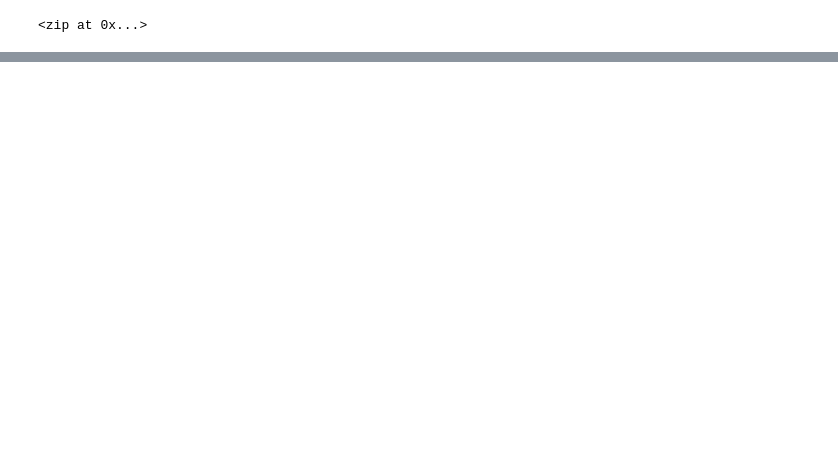
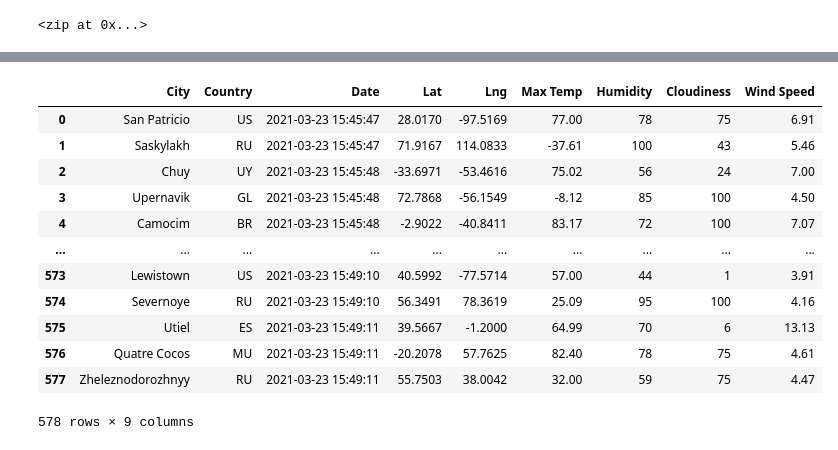
Before and after one commit to Jacqueline-Esbri/World_Weather_Analysis, a Jupyter notebook: WeatherPy.ipynb, the cells around one changed output, grey strips where cells are left out. Cells and saved outputs as stored; diff of their text form; code cells hidden in the pictures; blank space fills up the shorter version.

```diff
--- a/WeatherPy.ipynb
+++ b/WeatherPy.ipynb
@@ -61,0 +73,4 @@ len(cities)
+# %%
+# Starting URL for Weather Map API Call.
+url = "http://api.openweathermap.org/data/2.5/weather?units=Imperial&APPID=" + weather_api_key
+print(url)
@@ -61,0 +223,6 @@ len(cities)
+# %%
+#[6]
+
+# Convert the array of dictionaries to a Pandas DataFrame.
+city_data_df = pd.DataFrame(city_data)
+city_data_df.head(10)
@@ -61,0 +241,30 @@ len(cities)
+# %%
+# Next, we'll reorder the columns as City, Country,
+# Date, Lat, Lng, Max Temp, Humidity, Cloudiness, and Wind Speed,
+# so they are easy to read.
+
+# Recall that to reorder the columns, we assign a variable to an array
+# of the columns in the order we want them to appear:
+
+# new_column_order = ["column2", "column4", "column1"]
+
+# Then, we assign a new or the same DataFrame with new column order:
+
+# df = df[new_column_order]
+
+city_data_df = city_data_df[["City", "Country", "Date", "Lat", "Lng", "Max Temp", "Humidity", "Cloudiness", "Wind Speed"]]
+city_data_df
+# %% [output]
+|  | City | Country | Date | Lat | Lng | Max Temp | Humidity | Cloudiness | Wind Speed |
+| 0 | San Patricio | US | 2021-03-23 15:45:47 | 28.0170 | -97.5169 | 77.00 | 78 | 75 | 6.91 |
+| 1 | Saskylakh | RU | 2021-03-23 15:45:47 | 71.9167 | 114.0833 | -37.61 | 100 | 43 | 5.46 |
+| 2 | Chuy | UY | 2021-03-23 15:45:48 | -33.6971 | -53.4616 | 75.02 | 56 | 24 | 7.00 |
+| 3 | Upernavik | GL | 2021-03-23 15:45:48 | 72.7868 | -56.1549 | -8.12 | 85 | 100 | 4.50 |
+| 4 | Camocim | BR | 2021-03-23 15:45:48 | -2.9022 | -40.8411 | 83.17 | 72 | 100 | 7.07 |
+| ... | ... | ... | ... | ... | ... | ... | ... | ... | ... |
+| 573 | Lewistown | US | 2021-03-23 15:49:10 | 40.5992 | -77.5714 | 57.00 | 44 | 1 | 3.91 |
+| 574 | Severnoye | RU | 2021-03-23 15:49:10 | 56.3491 | 78.3619 | 25.09 | 95 | 100 | 4.16 |
+| 575 | Utiel | ES | 2021-03-23 15:49:11 | 39.5667 | -1.2000 | 64.99 | 70 | 6 | 13.13 |
+| 576 | Quatre Cocos | MU | 2021-03-23 15:49:11 | -20.2078 | 57.7625 | 82.40 | 78 | 75 | 4.61 |
+| 577 | Zheleznodorozhnyy | RU | 2021-03-23 15:49:11 | 55.7503 | 38.0042 | 32.00 | 59 | 75 | 4.47 |
+578 rows × 9 columns
```
Also changed, not shown: parts of 11 cells of this notebook, 4 other files.
